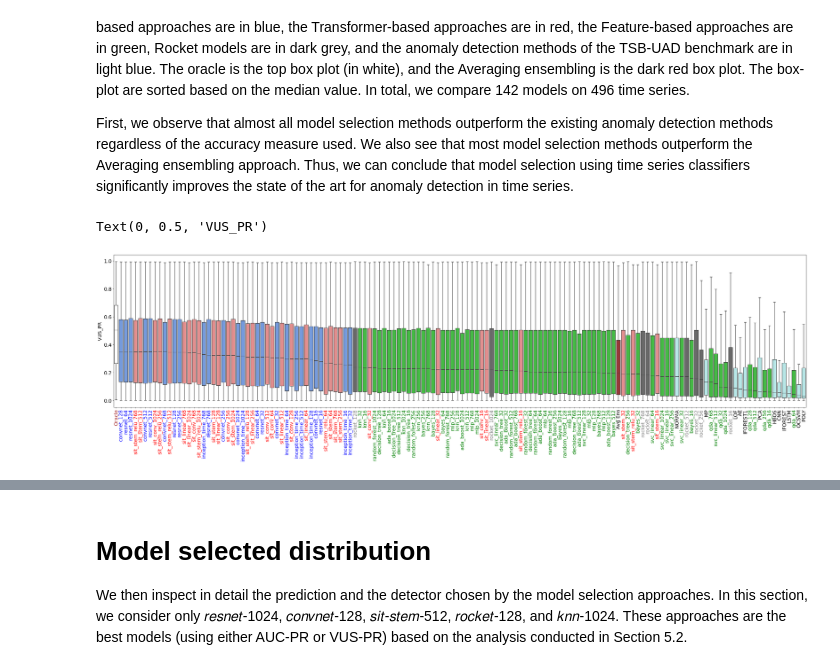
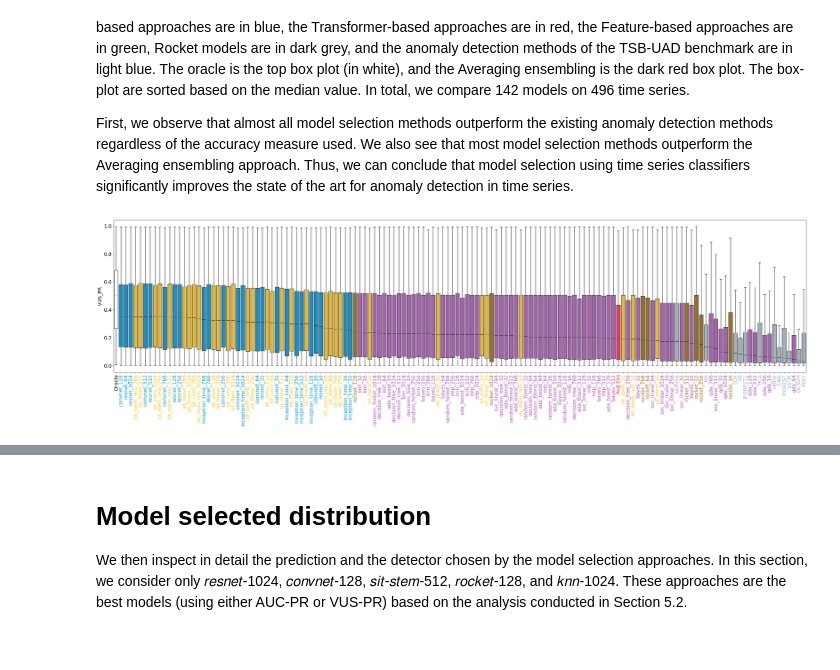
Before and after one commit to boniolp/MSAD, a Jupyter notebook: experiments/accuracy_analysis/Accuracy_Evaluation.ipynb, the cells around one changed output, grey strips where cells are left out. Drawn from its saved outputs; the diff is of its cells as text; code cells hidden in the pictures.

```diff
--- a/experiments/accuracy_analysis/Accuracy_Evaluation.ipynb
+++ b/experiments/accuracy_analysis/Accuracy_Evaluation.ipynb
@@ -14,3 +16,15 @@ display(HTML("<style>.container { width:80% !important; }</style>"))
+# %%
+# Set up methods' colors
+methods_colors = {
+    "oracle":"#FFFFFF",
+    "avg_ens":"#FF1F5B",
+    "best_ms":"#00CD6C",
+    "detectors":"#A0B1BA",
+    "feature_based":"#AF58BA",
+    "sit":"#FFC61E",
+    "conv":"#009ADE",
+    "rocket":"#A6761D"
+}
 # %% [markdown]
 # Get results data
 
@@ -123,38 +138,40 @@ we can conclude that model selection using time series classifiers
 significantly improves the state of the art for anomaly detection in
 time series.
 # %%
-sns.set_palette(sns.color_palette())
+# sns.set_palette(sns.color_palette())
 plt.rcParams.update({'font.size': 18})
-
-
 
 plt.figure(figsize=(45,10))
 
 order = list(df[all_methods].median().sort_values().index)[::-1]
-my_pal = {method:"paleturquoise" for method in old_methods}
-for family,color in zip([methods_conv,methods_sit,methods_ts,methods_feature],['cornflowerblue','lightcoral','dimgray','limegreen']):
+my_pal = {method:methods_colors["detectors"] for method in old_methods}
+for family,color in zip([methods_conv, methods_sit, methods_ts, methods_feature], [methods_colors["conv"], methods_colors["sit"], methods_colors["rocket"],methods_colors["feature_based"]]):
     for length in all_length:
         my_pal_tmp = {method.format(length):color for method in family}
         my_pal = {**my_pal,**my_pal_tmp}
-my_pal = {**my_pal,**{"Avg Ens":"brown",'Oracle':'white' }}
-g = sns.boxplot(data=df[all_methods],palette=my_pal,order=order,showfliers = False)
+my_pal = {**my_pal,**{"Avg Ens":methods_colors["avg_ens"], 'Oracle':methods_colors["oracle"] }}
+g = sns.boxplot(data=df[all_methods], palette=my_pal, order=order, showfliers = False)
+# g = sns.violinplot(data=df[all_methods],palette=my_pal,order=order,showfliers = False)
+
 for tick_label in g.axes.get_xticklabels():
     if 'sit_' in tick_label.get_text():
-        tick_label.set_color("red")
+        tick_label.set_color(methods_colors["sit"])
     elif ('convnet_' in tick_label.get_text()) or ('resnet_' in tick_label.get_text()) or ('inception_' in tick_label.get_text()):
-        tick_label.set_color("blue")
+        tick_label.set_color(methods_colors["conv"])
     elif 'rocket_' in tick_label.get_text():
-        tick_label.set_color("grey")
-    elif ('Oracle' in tick_label.get_text()) or ('Avg Ens.' in tick_label.get_text()):
-        tick_label.set_color("brown")
+        tick_label.set_color(methods_colors["rocket"])
+    elif ('Oracle' in tick_label.get_text()):
+        tick_label.set_color("black")
+    elif ('Avg Ens' in tick_label.get_text()):
+        tick_label.set_color(methods_colors["avg_ens"])
     elif '_'not  in tick_label.get_text():
-        tick_label.set_color("black")
+        tick_label.set_color(methods_colors["detectors"])
     else:
-        tick_label.set_color("green")
+        tick_label.set_color(methods_colors["feature_based"])
 
 
 plt.xticks(rotation=90)
 plt.ylabel(measure_name)
+plt.show()
 # %% [output]
-Text(0, 0.5, 'VUS_PR')
-[figure, old version]
+[figure, new version]
```
Also changed, not shown: parts of 4 cells of this notebook, 1 other file.
